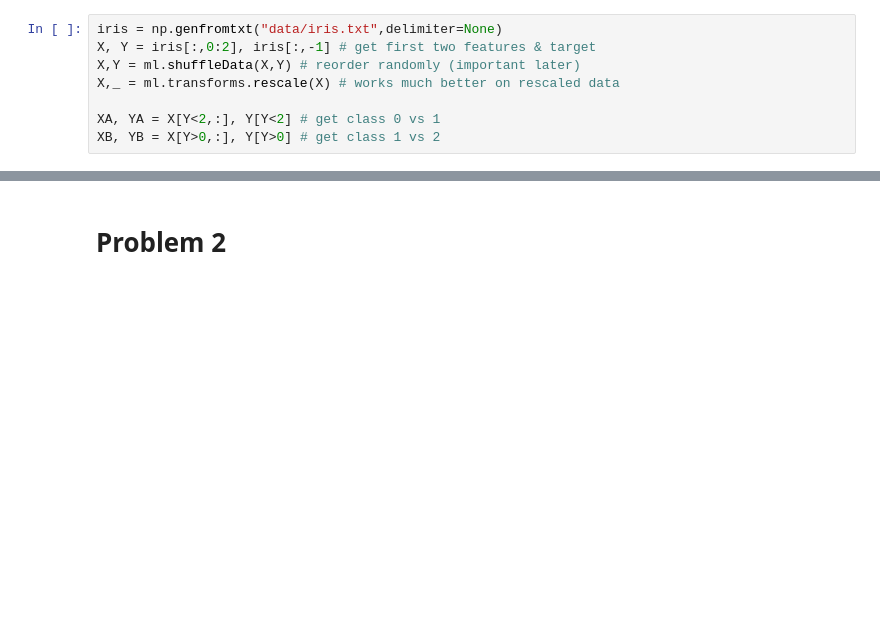
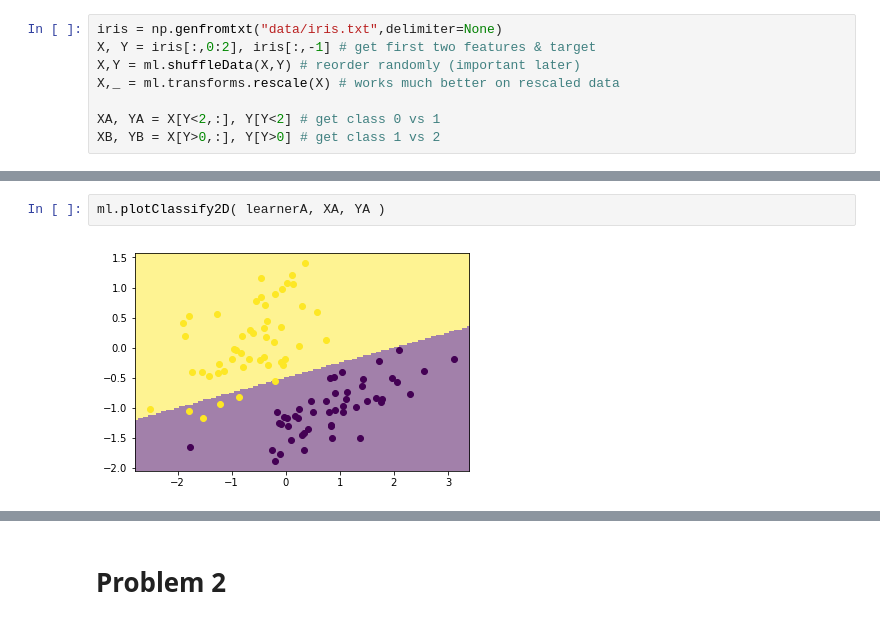
Before and after one commit to jordanott/MachineLearning, a Jupyter notebook: Homework/03/HW3.ipynb, the cells around one changed output, grey strips where cells are left out. Saved outputs shown, nothing was run; the diff lists cells and outputs as text; blank space fills up the shorter version.

```diff
--- a/Homework/03/HW3.ipynb
+++ b/Homework/03/HW3.ipynb
@@ -35,0 +80,4 @@ x.add(0)
+# %%
+ml.plotClassify2D( learnerA, XA, YA )
+# %% [output]
+[figure, added]
```
Also changed, not shown: parts of 18 cells of this notebook, 1 other file.
